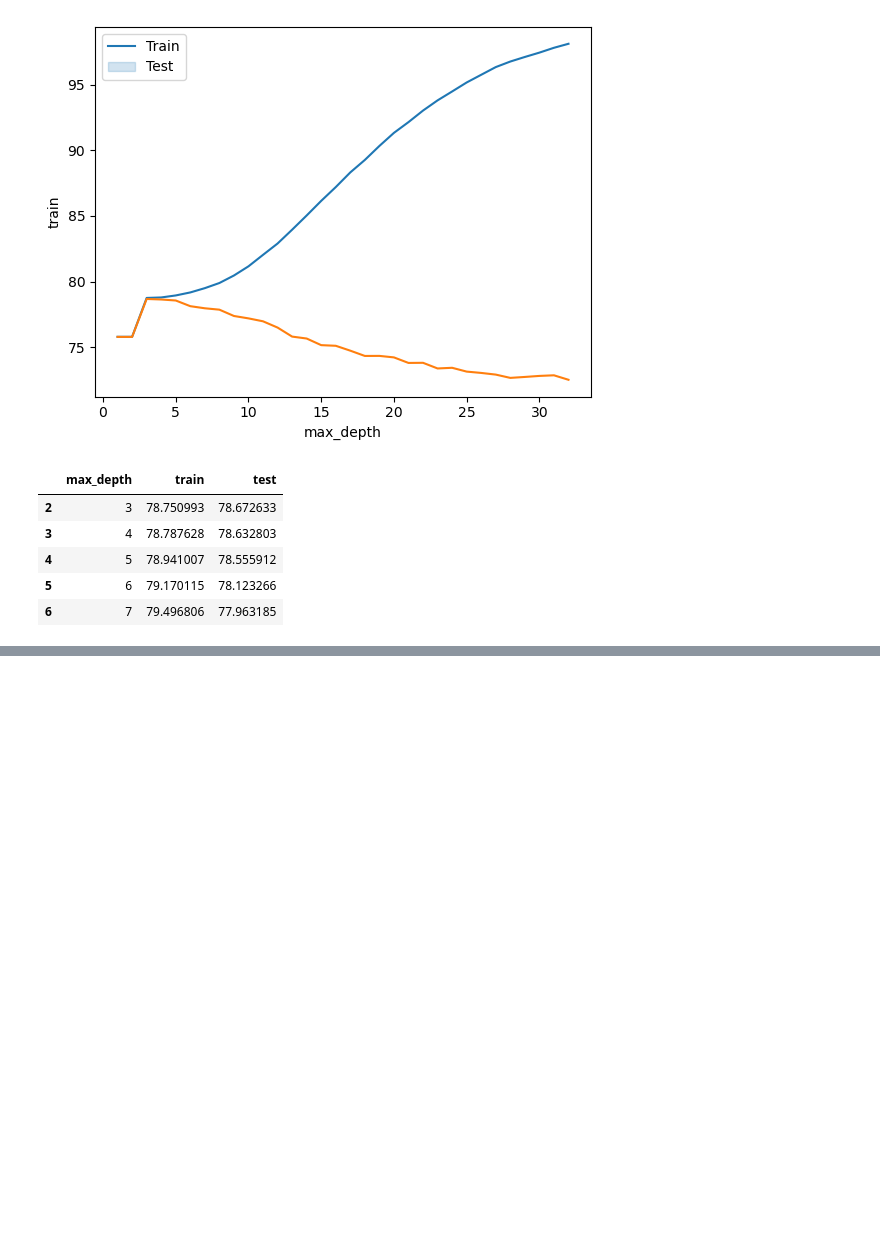
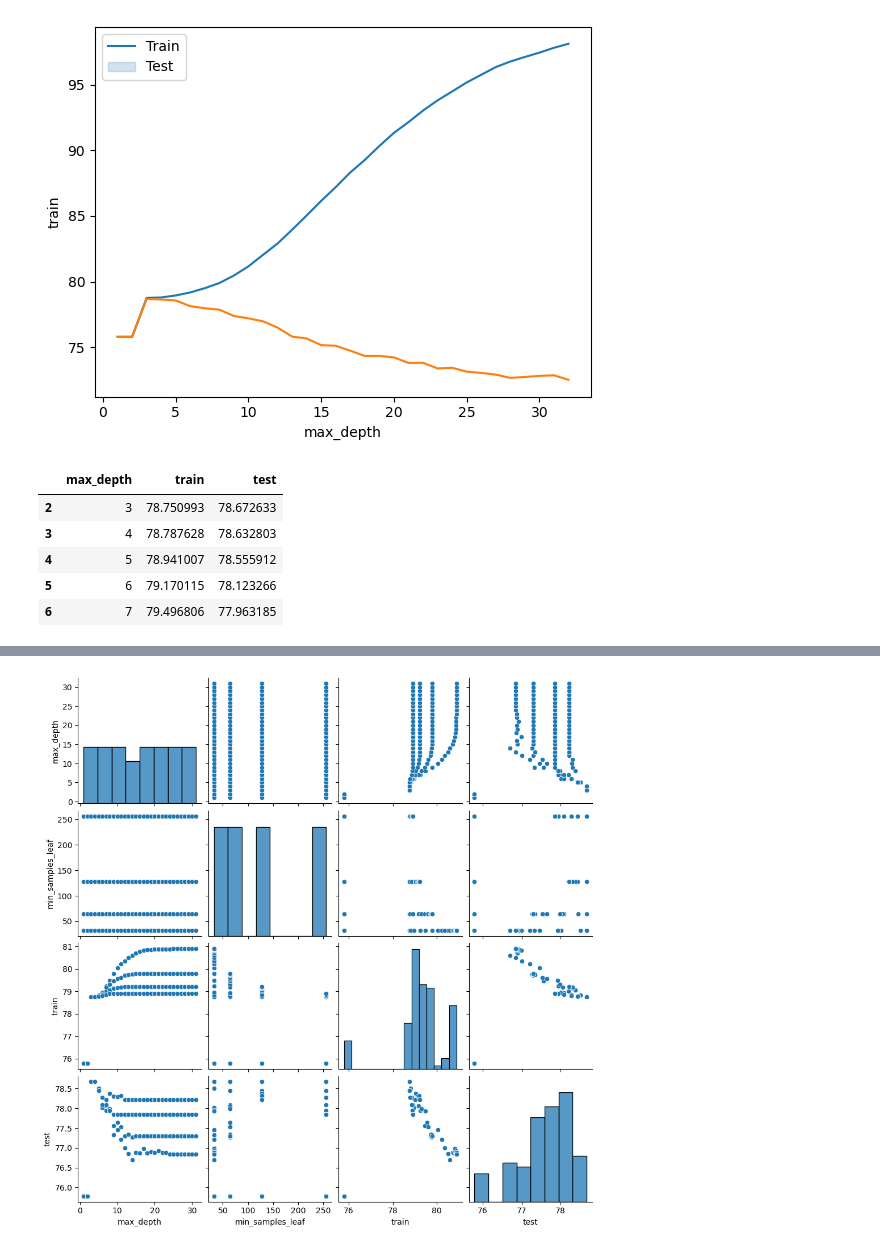
Before and after one commit to juliopzsosa/my-learning-path, a Jupyter notebook: alura-oracle-next-education/2023-02-alumnione/03-python/04-machine-learning/02-model-optimization-through-hyperparameters/introduccion_machine_learning_optimizacion.ipynb, the cells around one changed output, grey strips where cells are left out. Cells and saved outputs as stored; diff of their text form; code cells hidden in the pictures; blank space fills up the shorter version.

```diff
--- a/alura-oracle-next-education/2023-02-alumnione/03-python/04-machine-learning/02-model-optimization-through-hyperparameters/introduccion_machine_learning_optimizacion.ipynb
+++ b/alura-oracle-next-education/2023-02-alumnione/03-python/04-machine-learning/02-model-optimization-through-hyperparameters/introduccion_machine_learning_optimizacion.ipynb
@@ -283,0 +366,4 @@ resultados.sort_values('test', ascending = False).head()
+# %%
+sns.pairplot(resultados);
+# %% [output]
+[figure, added]
```
Also changed, not shown: parts of 10 cells of this notebook.
